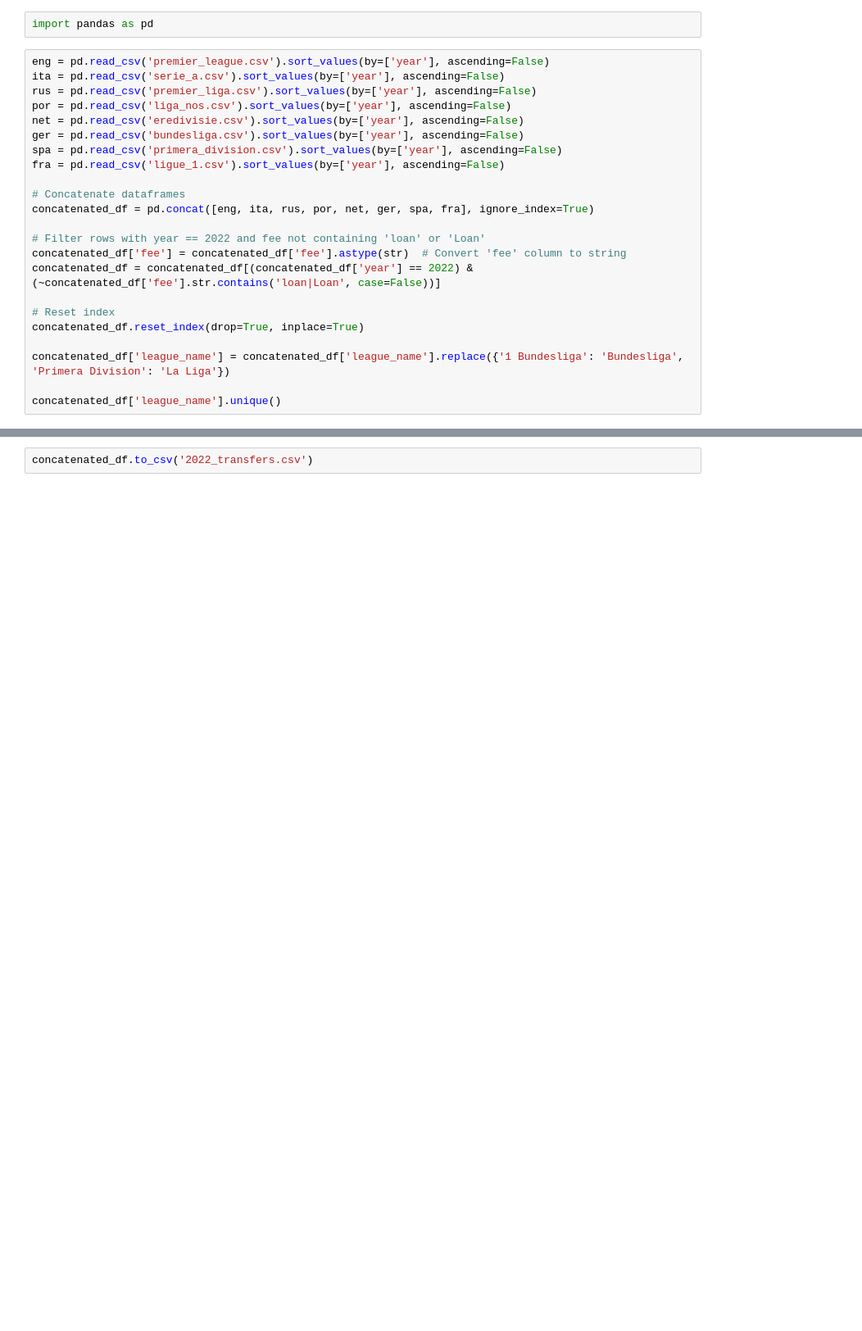
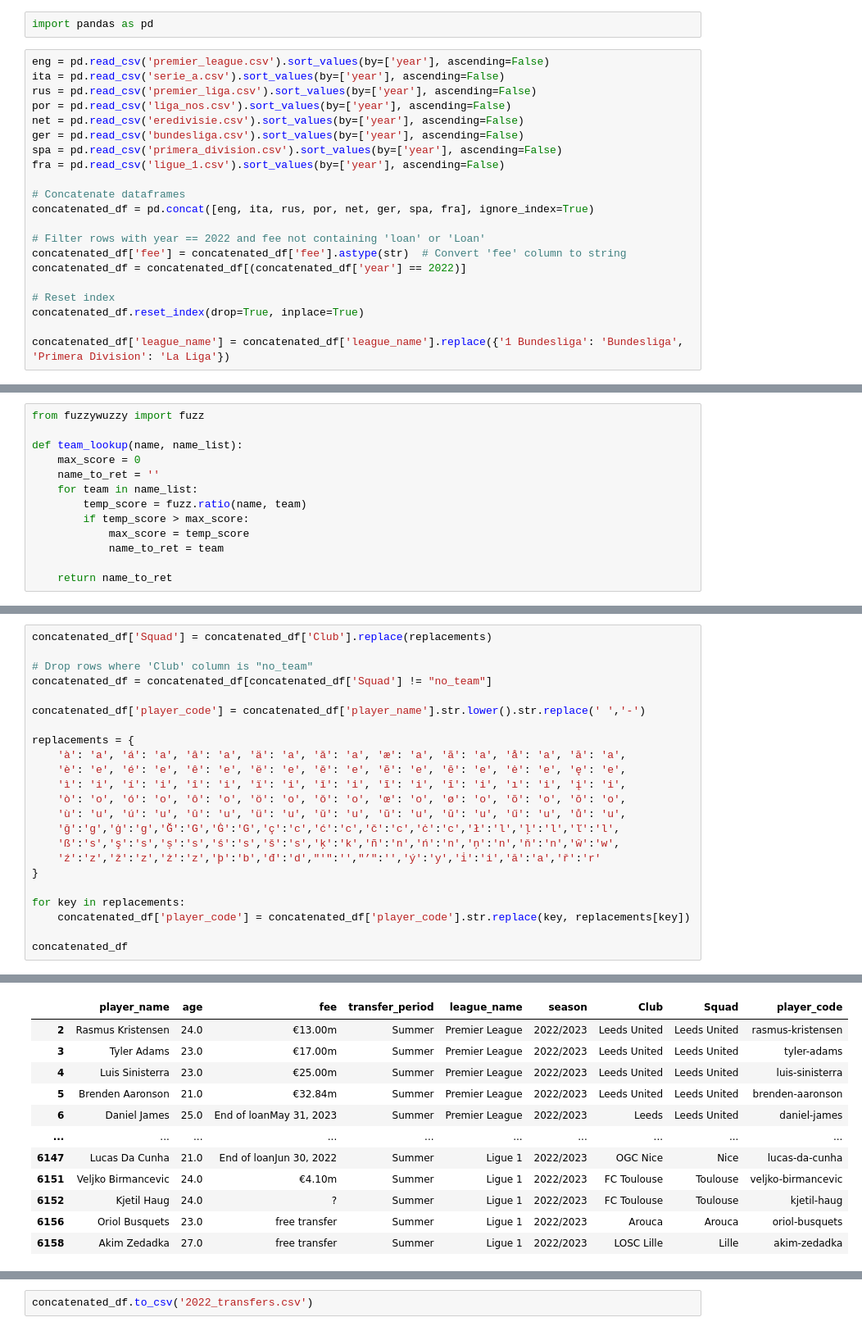
Before and after one commit to gradaelli7/European-Soccer-Trade-Machine, a Jupyter notebook: transfers_preprocess.ipynb, the cells around one changed output, grey strips where cells are left out. Shown: that part at 82% size. Cells and saved outputs as stored; diff of their text form; blank space fills up the shorter version.

```diff
--- a/transfers_preprocess.ipynb
+++ b/transfers_preprocess.ipynb
@@ -15,11 +15,9 @@ concatenated_df = pd.concat([eng, ita, rus, por, net, ger, spa, fra], ignore_ind
 
 # Filter rows with year == 2022 and fee not containing 'loan' or 'Loan'
 concatenated_df['fee'] = concatenated_df['fee'].astype(str)  # Convert 'fee' column to string
-concatenated_df = concatenated_df[(concatenated_df['year'] == 2022) & (~concatenated_df['fee'].str.contains('loan|Loan', case=False))]
+concatenated_df = concatenated_df[(concatenated_df['year'] == 2022)]
 
 # Reset index
 concatenated_df.reset_index(drop=True, inplace=True)
 
 concatenated_df['league_name'] = concatenated_df['league_name'].replace({'1 Bundesliga': 'Bundesliga', 'Primera Division': 'La Liga'})
-
-concatenated_df['league_name'].unique()
@@ -28,0 +54,13 @@ array(['Premier League', 'Serie A', 'Premier Liga', 'Liga Nos',
+# %%
+from fuzzywuzzy import fuzz
+
+def team_lookup(name, name_list):
+    max_score = 0
+    name_to_ret = ''
+    for team in name_list:
+        temp_score = fuzz.ratio(name, team)
+        if temp_score > max_score:
+            max_score = temp_score
+            name_to_ret = team
+
+    return name_to_ret
@@ -28,0 +281,24 @@ array(['Premier League', 'Serie A', 'Premier Liga', 'Liga Nos',
+# %%
+concatenated_df['Squad'] = concatenated_df['Club'].replace(replacements)
+
+# Drop rows where 'Club' column is "no_team"
+concatenated_df = concatenated_df[concatenated_df['Squad'] != "no_team"]
+
+concatenated_df['player_code'] = concatenated_df['player_name'].str.lower().str.replace(' ','-')
+
+replacements = {
+    'à': 'a', 'á': 'a', 'â': 'a', 'ä': 'a', 'ǎ': 'a', 'æ': 'a', 'ã': 'a', 'å': 'a', 'ā': 'a',
+    'è': 'e', 'é': 'e', 'ê': 'e', 'ë': 'e', 'ě': 'e', 'ẽ': 'e', 'ē': 'e', 'ė': 'e', 'ę': 'e',
+    'ì': 'i', 'í': 'i', 'î': 'i', 'ï': 'i', 'ǐ': 'i', 'ĩ': 'i', 'ī': 'i', 'ı': 'i', 'į': 'i',
+    'ò': 'o', 'ó': 'o', 'ô': 'o', 'ö': 'o', 'ǒ': 'o', 'œ': 'o', 'ø': 'o', 'õ': 'o', 'ō': 'o',
+    'ù': 'u', 'ú': 'u', 'û': 'u', 'ü': 'u', 'ǔ': 'u', 'ũ': 'u', 'ū': 'u', 'ű': 'u', 'ů': 'u',
+    'ğ':'g','ġ':'g','Ğ':'G','Ġ':'G','ç':'c','ć':'c','č':'c','ċ':'c','ł':'l','ļ':'l','ľ':'l',
+    'ß':'s','ş':'s','ș':'s','ś':'s','š':'s','ķ':'k','ñ':'n','ń':'n','ņ':'n','ň':'n','ŵ':'w',
+    'ź':'z','ž':'z','ż':'z','þ':'b','đ':'d',"'":'',"’":'','ý':'y','i̇':'i','ă':'a','ř':'r'
+}
+
+for key in replacements:
+    concatenated_df['player_code'] = concatenated_df['player_code'].str.replace(key, replacements[key])
+
+concatenated_df
+# %% [output]
@@ -28,0 +315,12 @@ array(['Premier League', 'Serie A', 'Premier Liga', 'Liga Nos',
+|  | player_name | age | fee | transfer_period | league_name | season | Club | Squad | player_code |
+| 2 | Rasmus Kristensen | 24.0 | €13.00m | Summer | Premier League | 2022/2023 | Leeds United | Leeds United | rasmus-kristensen |
+| 3 | Tyler Adams | 23.0 | €17.00m | Summer | Premier League | 2022/2023 | Leeds United | Leeds United | tyler-adams |
+| 4 | Luis Sinisterra | 23.0 | €25.00m | Summer | Premier League | 2022/2023 | Leeds United | Leeds United | luis-sinisterra |
+| 5 | Brenden Aaronson | 21.0 | €32.84m | Summer | Premier League | 2022/2023 | Leeds United | Leeds United | brenden-aaronson |
+| 6 | Daniel James | 25.0 | End of loanMay 31, 2023 | Summer | Premier League | 2022/2023 | Leeds | Leeds United | daniel-james |
+| ... | ... | ... | ... | ... | ... | ... | ... | ... | ... |
+| 6147 | Lucas Da Cunha | 21.0 | End of loanJun 30, 2022 | Summer | Ligue 1 | 2022/2023 | OGC Nice | Nice | lucas-da-cunha |
+| 6151 | Veljko Birmancevic | 24.0 | €4.10m | Summer | Ligue 1 | 2022/2023 | FC Toulouse | Toulouse | veljko-birmancevic |
+| 6152 | Kjetil Haug | 24.0 | ? | Summer | Ligue 1 | 2022/2023 | FC Toulouse | Toulouse | kjetil-haug |
+| 6156 | Oriol Busquets | 23.0 | free transfer | Summer | Ligue 1 | 2022/2023 | Arouca | Arouca | oriol-busquets |
+| 6158 | Akim Zedadka | 27.0 | free transfer | Summer | Ligue 1 | 2022/2023 | LOSC Lille | Lille | akim-zedadka |
```
Also changed, not shown: parts of 14 cells of this notebook, 21 other files.
